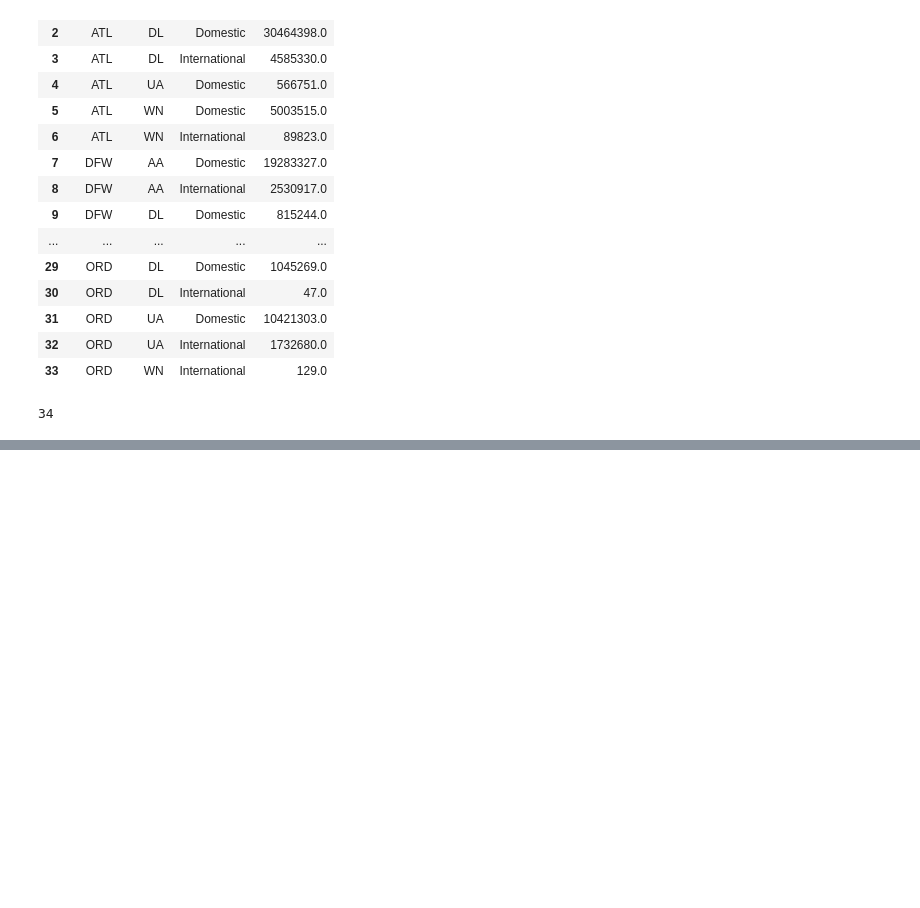
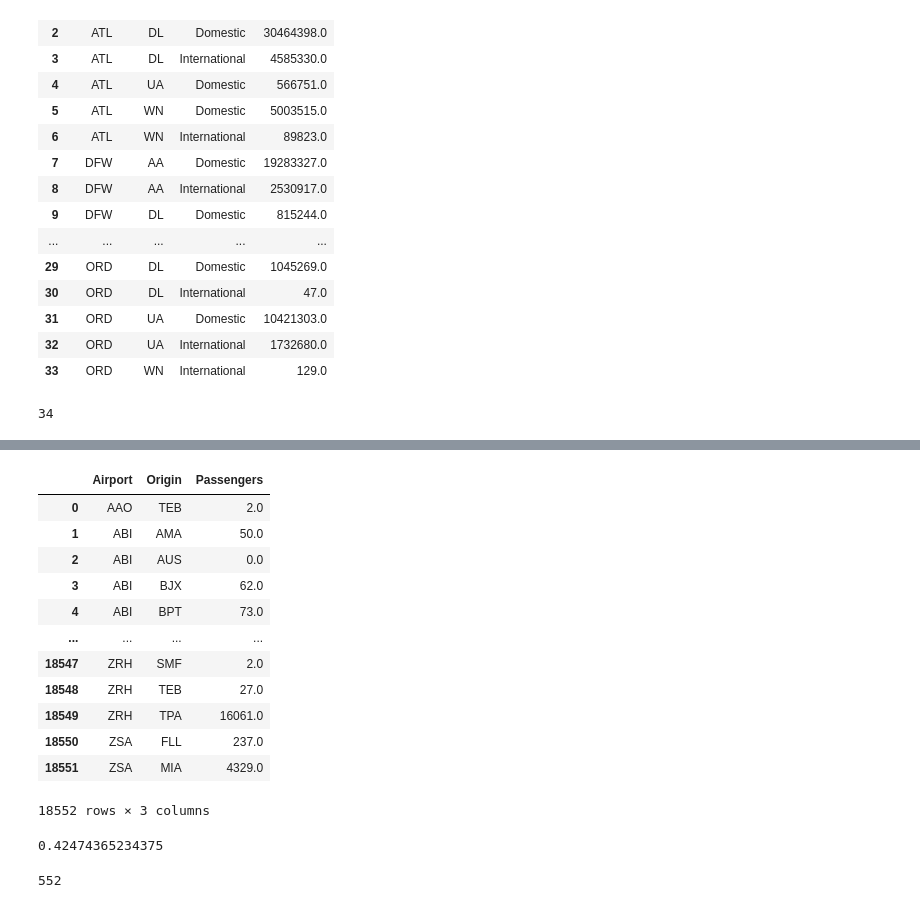
Before and after one commit to kburchfiel/kburchfiel-dash-plotly-demo, a Jupyter notebook: elephantsql_database_builder.ipynb, the cells around one changed output, grey strips where cells are left out. Cells and saved outputs as stored; diff of their text form; code cells hidden in the pictures; blank space fills up the shorter version.

```diff
--- a/elephantsql_database_builder.ipynb
+++ b/elephantsql_database_builder.ipynb
@@ -487,0 +568,28 @@ df_t5_airports_t4_airlines_pivot.to_sql("t5_airports_t4_airlines_2018",if_exists
+# %%
+df_dest_by_origin = df_flights.pivot_table(index = ['DEST', 'ORIGIN'], values = 'PASSENGERS', aggfunc = 'sum').reset_index()
+df_dest_by_origin.rename(columns={"DEST":"Airport","ORIGIN":"Origin", "PASSENGERS":"Passengers"}, inplace = True)
+df_dest_by_origin
+# %% [output]
+|  | Airport | Origin | Passengers |
+| 0 | AAO | TEB | 2.0 |
+| 1 | ABI | AMA | 50.0 |
+| 2 | ABI | AUS | 0.0 |
+| 3 | ABI | BJX | 62.0 |
+| 4 | ABI | BPT | 73.0 |
+| ... | ... | ... | ... |
+| 18547 | ZRH | SMF | 2.0 |
+| 18548 | ZRH | TEB | 27.0 |
+| 18549 | ZRH | TPA | 16061.0 |
+| 18550 | ZSA | FLL | 237.0 |
+| 18551 | ZSA | MIA | 4329.0 |
+18552 rows × 3 columns
+# %%
+df_size_in_megabytes(df_dest_by_origin)
+# %% [output]
+0.42474365234375
+# %%
+df_dest_by_origin.to_csv('dest_to_origin_2018.csv', index = False)
+df_dest_by_origin.to_sql('dest_to_origin', if_exists = 'replace', index = False,
+con = elephantsql_engine)
+# %% [output]
+552
```
Also changed, not shown: parts of 15 cells of this notebook, 7 other files.
